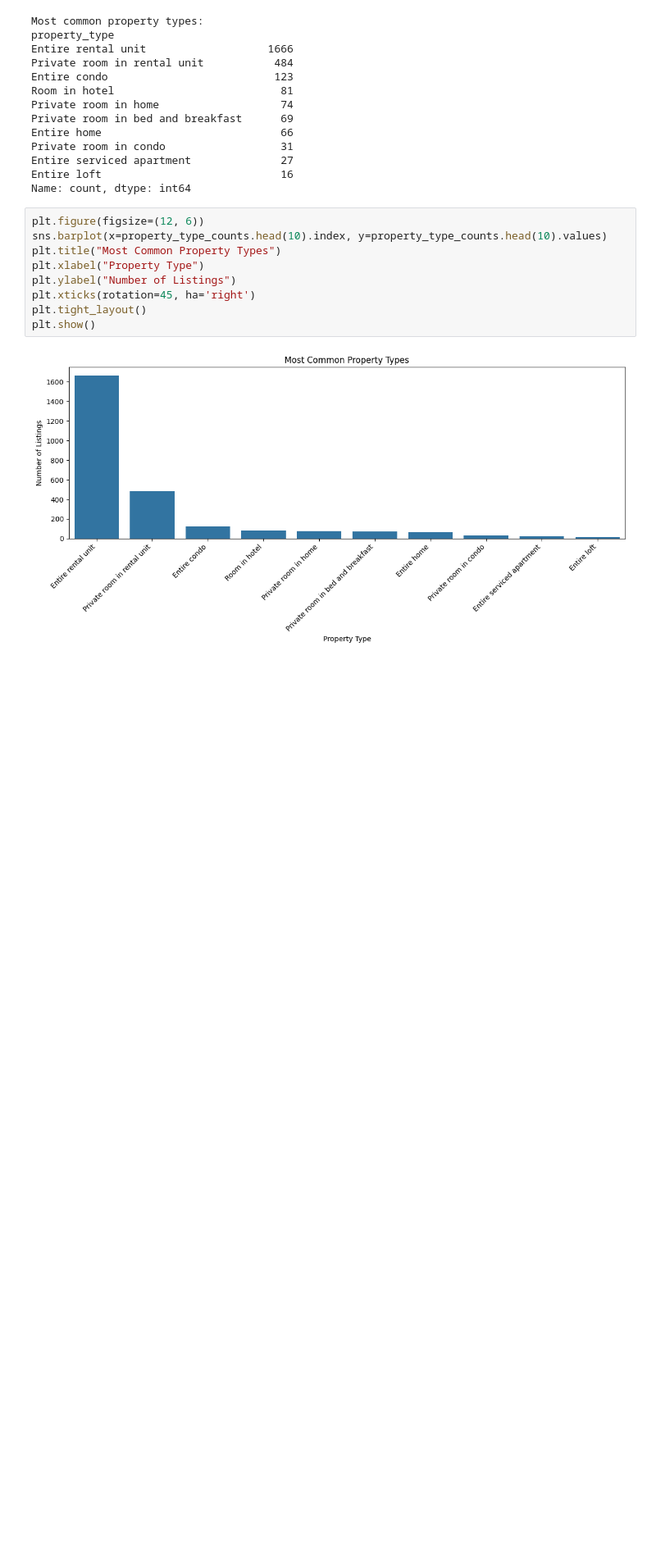
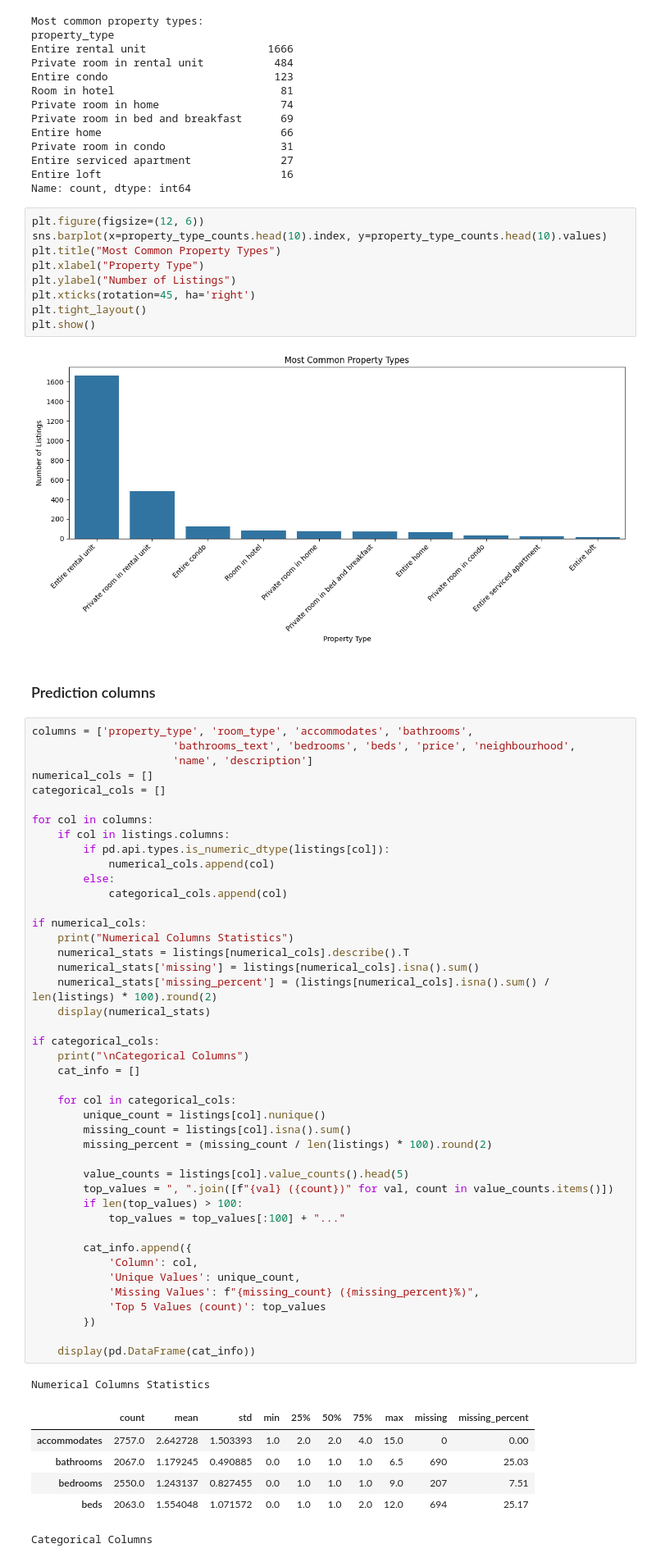
Before and after one commit to msadlej/Nocarz, a Jupyter notebook: data.ipynb, the cells around one changed output. Shown: that part at 82% size. Saved outputs shown, nothing was run; the diff lists cells and outputs as text; blank space fills up the shorter version.

Commit message:
add columns

```diff
--- a/data.ipynb
+++ b/data.ipynb
@@ -316,3 +316,56 @@ plt.tight_layout()
 plt.show()
 # %% [output]
 [figure]
+# %% [markdown]
+### Prediction columns
+# %%
+columns = ['property_type', 'room_type', 'accommodates', 'bathrooms',
+                      'bathrooms_text', 'bedrooms', 'beds', 'price', 'neighbourhood',
+                      'name', 'description']
+numerical_cols = []
+categorical_cols = []
+
+for col in columns:
+    if col in listings.columns:
+        if pd.api.types.is_numeric_dtype(listings[col]):
+            numerical_cols.append(col)
+        else:
+            categorical_cols.append(col)
+
+if numerical_cols:
+    print("Numerical Columns Statistics")
+    numerical_stats = listings[numerical_cols].describe().T
+    numerical_stats['missing'] = listings[numerical_cols].isna().sum()
+    numerical_stats['missing_percent'] = (listings[numerical_cols].isna().sum() / len(listings) * 100).round(2)
+    display(numerical_stats)
+
+if categorical_cols:
+    print("\nCategorical Columns")
+    cat_info = []
+
+    for col in categorical_cols:
+        unique_count = listings[col].nunique()
+        missing_count = listings[col].isna().sum()
+        missing_percent = (missing_count / len(listings) * 100).round(2)
+
+        value_counts = listings[col].value_counts().head(5)
+        top_values = ", ".join([f"{val} ({count})" for val, count in value_counts.items()])
+        if len(top_values) > 100:
+            top_values = top_values[:100] + "..."
+
+        cat_info.append({
+            'Column': col,
+            'Unique Values': unique_count,
+            'Missing Values': f"{missing_count} ({missing_percent}%)",
+            'Top 5 Values (count)': top_values
+        })
+
+    display(pd.DataFrame(cat_info))
+# %% [output]
+Numerical Columns Statistics
+|  | count | mean | std | min | 25% | 50% | 75% | max | missing | missing_percent |
+| accommodates | 2757.0 | 2.642728 | 1.503393 | 1.0 | 2.0 | 2.0 | 4.0 | 15.0 | 0 | 0.00 |
+| bathrooms | 2067.0 | 1.179245 | 0.490885 | 0.0 | 1.0 | 1.0 | 1.0 | 6.5 | 690 | 25.03 |
+| bedrooms | 2550.0 | 1.243137 | 0.827455 | 0.0 | 1.0 | 1.0 | 1.0 | 9.0 | 207 | 7.51 |
+| beds | 2063.0 | 1.554048 | 1.071572 | 0.0 | 1.0 | 1.0 | 2.0 | 12.0 | 694 | 25.17 |
+Categorical Columns
```
Also changed, not shown: parts of 2 cells of this notebook.
